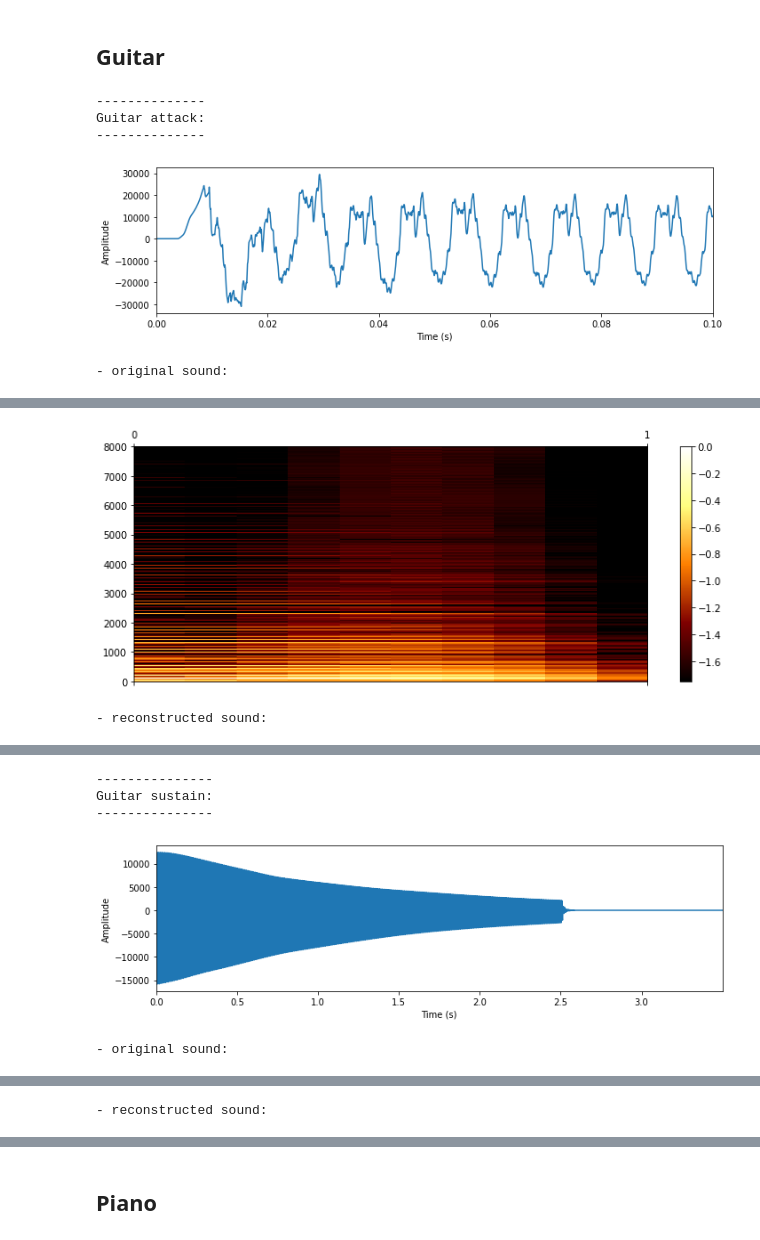
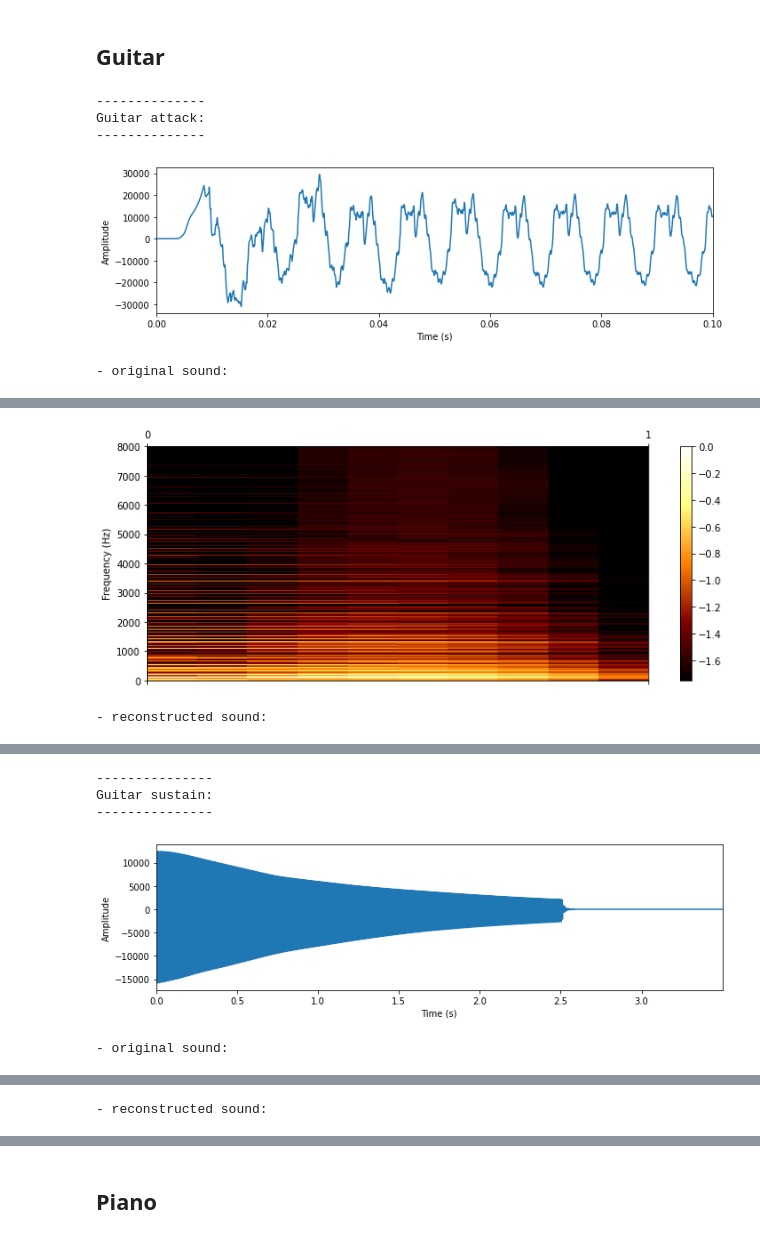
Before and after one commit to JulianFerry/deep-music, a Jupyter notebook: notebooks/spectrogram_convolution.ipynb, the cells around one changed output, grey strips where cells are left out. Drawn from its saved outputs; the diff is of its cells as text; code cells hidden in the pictures.

```diff
--- a/notebooks/spectrogram_convolution.ipynb
+++ b/notebooks/spectrogram_convolution.ipynb
@@ -225,49 +235,46 @@ The piano:
 # %%
 guitar = AudioFile('test', 'guitar_acoustic', 6)
+piano = AudioFile('train', 'keyboard_acoustic', 27)
 guitar.fundamental_freq = 110  # A2
-guitar.plot_ylim = 10 * fundamental_freq
-
-piano = AudioFile('train', 'keyboard_acoustic', 27)
 piano.fundamental_freq = 55  # A1
-piano.plot_ylim = 10 * fundamental_freq
 # %% [markdown]
 ## Guitar
 # %%
 # Guitar
 params = [
     {'start': 0, 'end': 0.1, 'time_intervals': 10, 'spec_thresh': 3.5,
-     'print': 'Guitar attack:', 'plot_ylim': None},
+     'print': 'Guitar attack:', 'plot_ylim': -1},
     {'start': 0.5, 'end': -1, 'time_intervals': 1, 'spec_thresh': 4,
-     'print': 'Guitar sustain:', 'plot_ylim': guitar.plot_ylim*2}
+     'print': 'Guitar sustain:', 'plot_ylim': guitar.fundamental_freq*10}
 ]
 for p in params:
     # Print
     print('-' * len(p['print']))
     print(p['print'])
     print('-' * len(p['print']))
     # Load and play audio
     guitar.load_audio(p['start'], p['end'])
     guitar.plot_audio()
     print('- original sound:')
     guitar.play_audio()
     # Create spectrogram and reconstruct audio
     guitar.audio_to_spectrogram(p['time_intervals'], p['spec_thresh'])
     guitar.plot_spectrogram(guitar.spectrogram/2, max_freq=p['plot_ylim'], figsize=(10, 4))
     print('- reconstructed sound:')
     guitar.spectrogram_to_audio(guitar.spectrogram)
 
 # Convolve spectrogram
 # guitar.convolve_spectrogram()
 # guitar.plot_spectrogram(guitar.spectrogram_conv)
 # guitar.spectrogram_to_audio(guitar.spectrogram_conv)
 # %% [output]
 --------------
 Guitar attack:
 --------------
 [figure]
 - original sound:
 [interactive output not drawn]
-[figure, old version]
+[figure, new version]
 - reconstructed sound:
 [interactive output not drawn]
 ---------------
```
Also changed, not shown: parts of 10 cells of this notebook.
